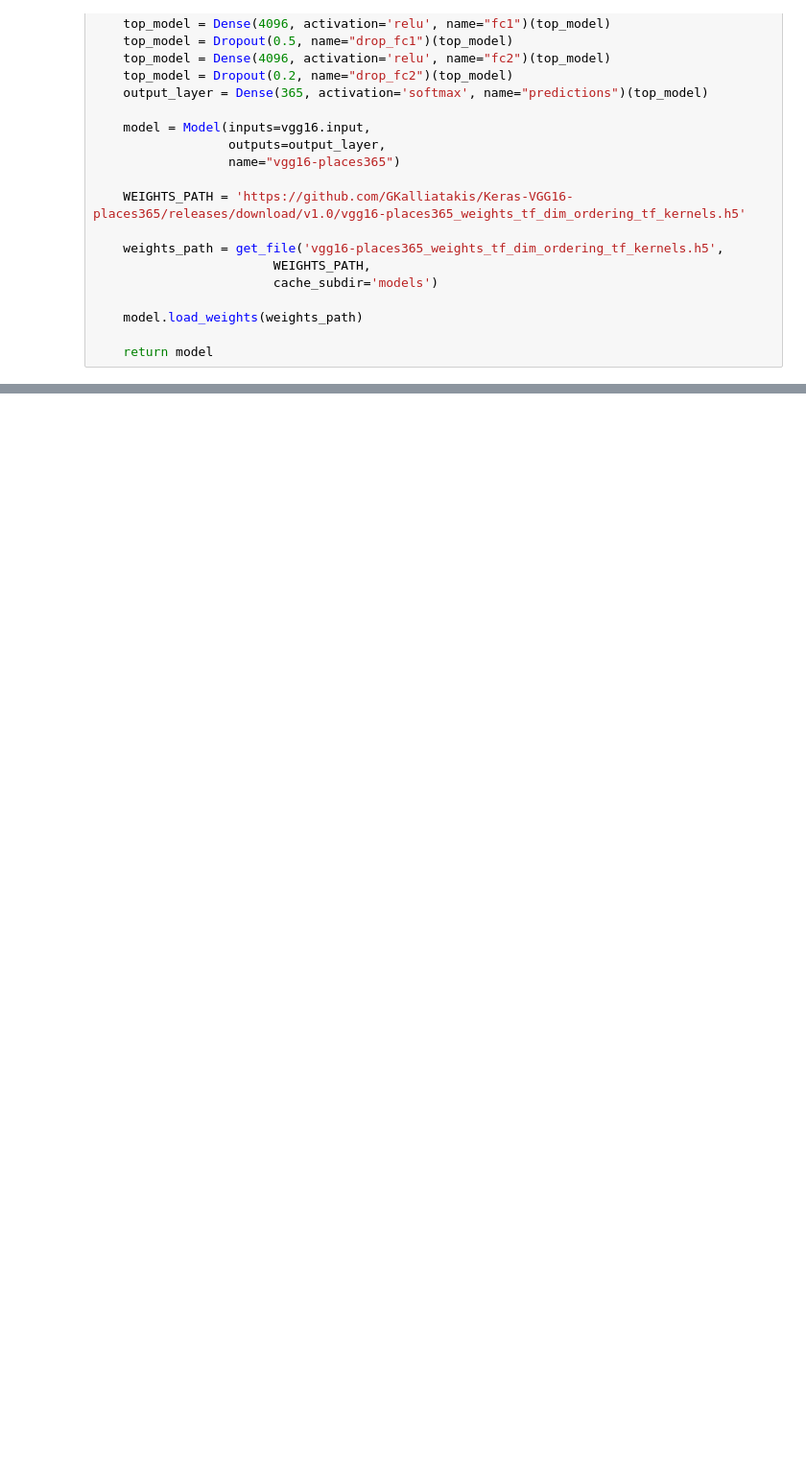
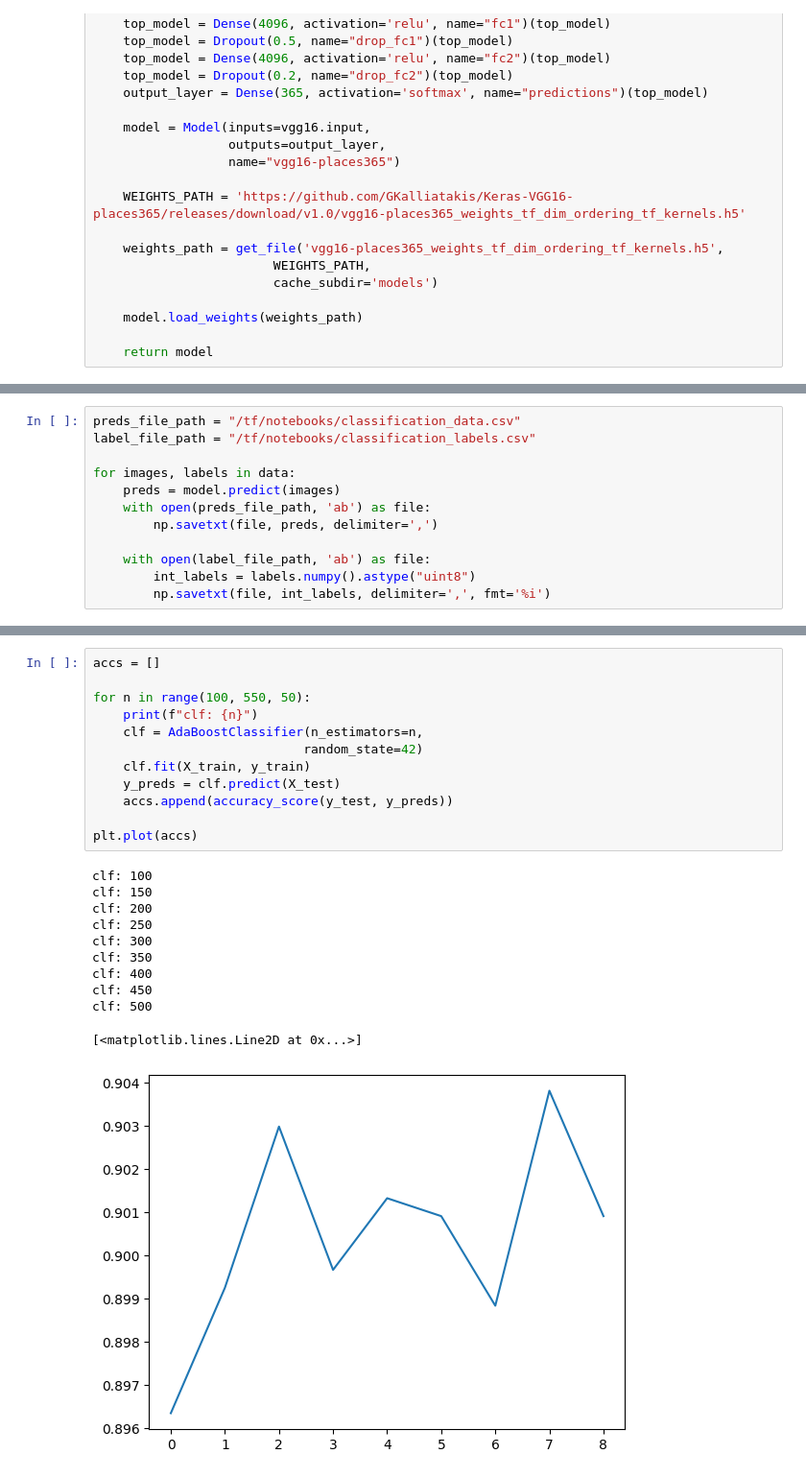
Before and after one commit to S010MON/image-locate, a Jupyter notebook: vgg16-places365.ipynb, the cells around one changed output, grey strips where cells are left out. Shown at 96% size. Drawn from its saved outputs; the diff is of its cells as text; blank space fills up the shorter version.

```diff
--- a/vgg16-places365.ipynb
+++ b/vgg16-places365.ipynb
@@ -167,0 +82,12 @@ get_prediction_labels(top_preds)
+# %%
+preds_file_path = "/tf/notebooks/classification_data.csv"
+label_file_path = "/tf/notebooks/classification_labels.csv"
+
+for images, labels in data:
+    preds = model.predict(images)
+    with open(preds_file_path, 'ab') as file:
+        np.savetxt(file, preds, delimiter=',')
+
+    with open(label_file_path, 'ab') as file:
+        int_labels = labels.numpy().astype("uint8")
+        np.savetxt(file, int_labels, delimiter=',', fmt='%i')
@@ -167,0 +163,24 @@ get_prediction_labels(top_preds)
+# %%
+accs = []
+
+for n in range(100, 550, 50):
+    print(f"clf: {n}")
+    clf = AdaBoostClassifier(n_estimators=n,
+                            random_state=42)
+    clf.fit(X_train, y_train)
+    y_preds = clf.predict(X_test)
+    accs.append(accuracy_score(y_test, y_preds))
+
+plt.plot(accs)
+# %% [output]
+clf: 100
+clf: 150
+clf: 200
+clf: 250
+clf: 300
+clf: 350
+clf: 400
+clf: 450
+clf: 500
+[<matplotlib.lines.Line2D at 0x...>]
+[figure, added]
```
Also changed, not shown: parts of 15 cells of this notebook, 1 other file.
